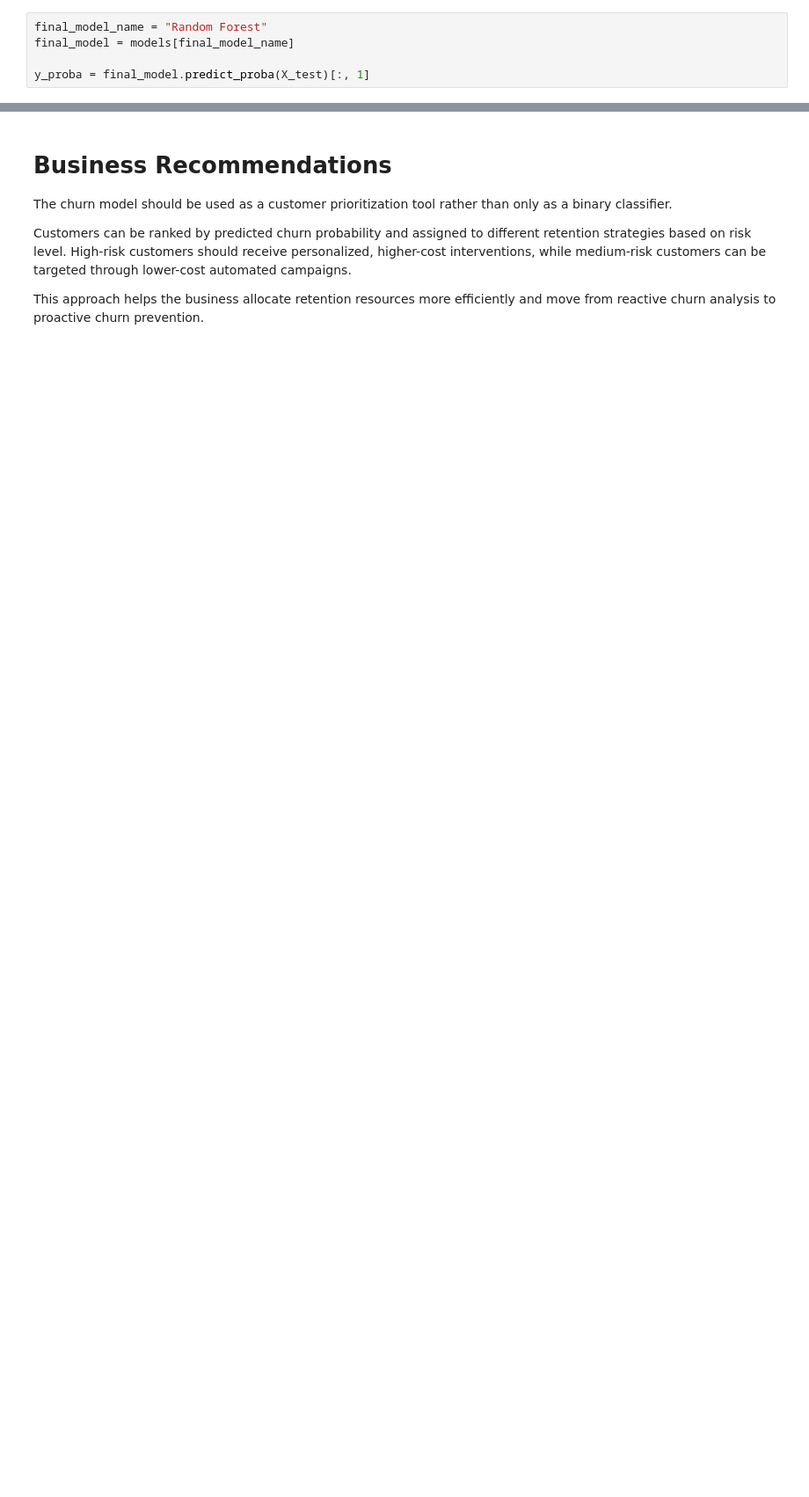
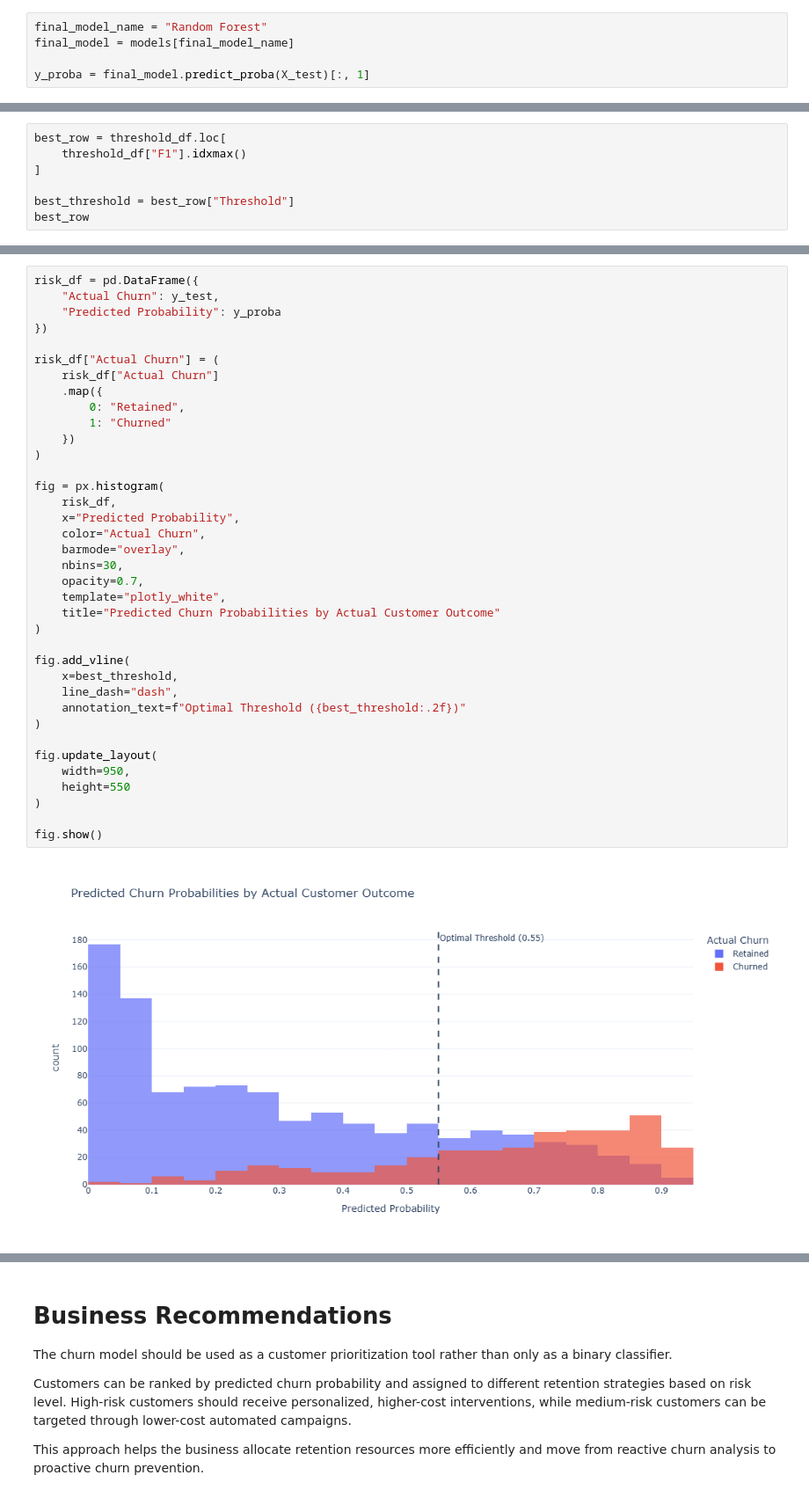
Before and after one commit to Saptaparnineogi/Customer-Churn-Risk-Assessment-and-Retention-Analytics, a Jupyter notebook: notebooks/03_Model_Evaluation_and_Business_Insights.ipynb.ipynb, the cells around one changed output, grey strips where cells are left out. Shown at 88% size. Saved outputs shown, nothing was run; the diff lists cells and outputs as text; blank space fills up the shorter version.

```diff
--- a/notebooks/03_Model_Evaluation_and_Business_Insights.ipynb.ipynb
+++ b/notebooks/03_Model_Evaluation_and_Business_Insights.ipynb.ipynb
@@ -214,0 +186,7 @@ The confusion matrix translates model performance into business decisions. False
+# %%
+best_row = threshold_df.loc[
+    threshold_df["F1"].idxmax()
+]
+
+best_threshold = best_row["Threshold"]
+best_row
@@ -214,0 +220,39 @@ The confusion matrix translates model performance into business decisions. False
+# %%
+risk_df = pd.DataFrame({
+    "Actual Churn": y_test,
+    "Predicted Probability": y_proba
+})
+
+risk_df["Actual Churn"] = (
+    risk_df["Actual Churn"]
+    .map({
+        0: "Retained",
+        1: "Churned"
+    })
+)
+
+fig = px.histogram(
+    risk_df,
+    x="Predicted Probability",
+    color="Actual Churn",
+    barmode="overlay",
+    nbins=30,
+    opacity=0.7,
+    template="plotly_white",
+    title="Predicted Churn Probabilities by Actual Customer Outcome"
+)
+
+fig.add_vline(
+    x=best_threshold,
+    line_dash="dash",
+    annotation_text=f"Optimal Threshold ({best_threshold:.2f})"
+)
+
+fig.update_layout(
+    width=950,
+    height=550
+)
+
+fig.show()
+# %% [output]
+[figure, added]
```
Also changed, not shown: parts of 32 cells of this notebook.
